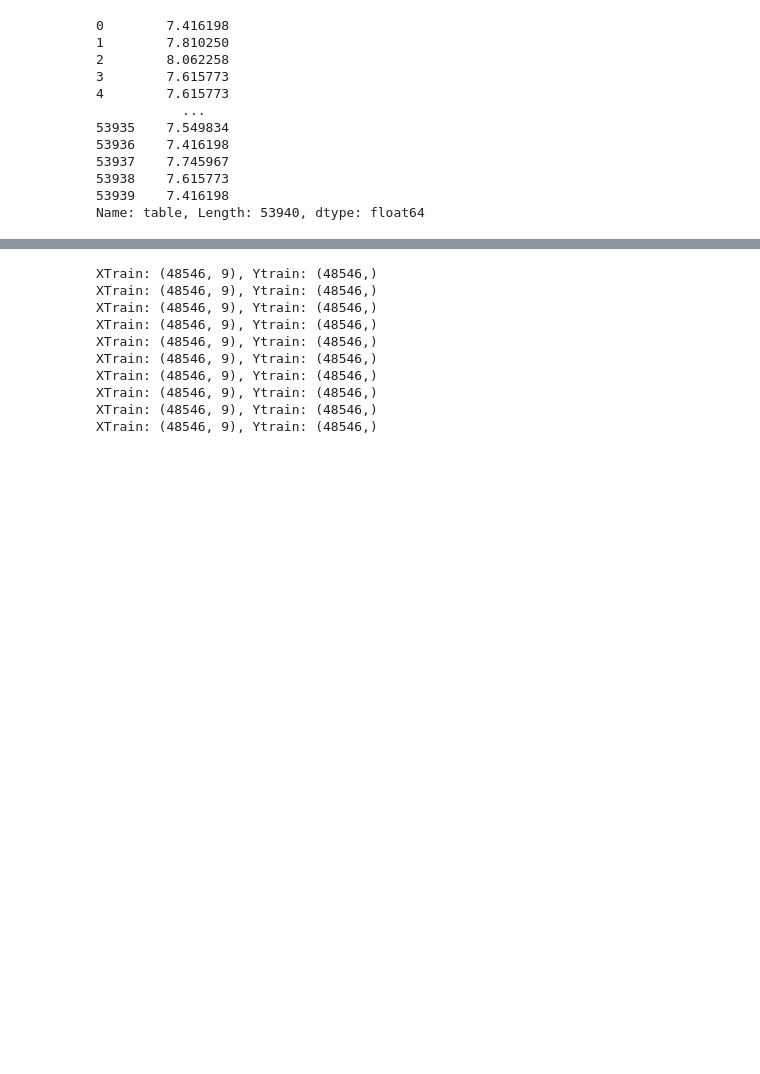
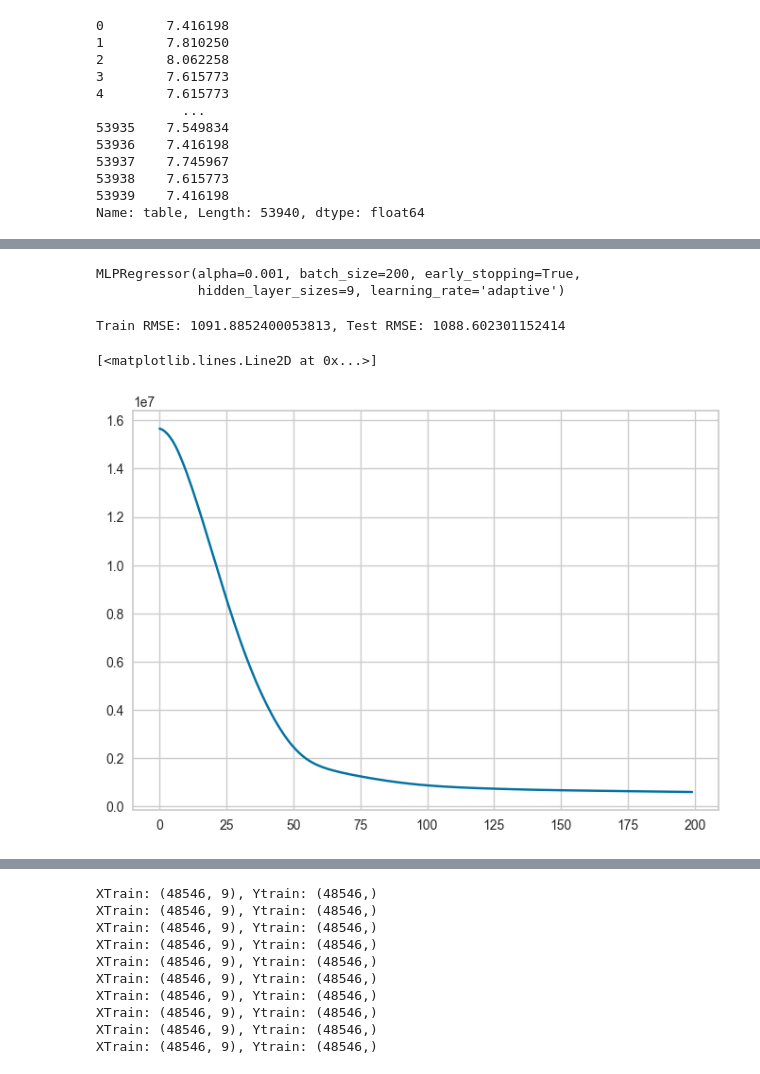
Before and after one commit to thewrigman/Diamond-characteristics-ece219, a Jupyter notebook: src/scratch.ipynb, the cells around one changed output, grey strips where cells are left out. Drawn from its saved outputs; the diff is of its cells as text; code cells hidden in the pictures; blank space fills up the shorter version.

```diff
--- a/src/scratch.ipynb
+++ b/src/scratch.ipynb
@@ -103,3 +235,21 @@ Name: table, Length: 53940, dtype: float64
+# %%
+model.fit(X_train,y_train)
+# %% [output]
+MLPRegressor(alpha=0.001, batch_size=200, early_stopping=True,
+             hidden_layer_sizes=9, learning_rate='adaptive')
+# %%
+trainPred = model.predict(X_train)
+testPred = model.predict(X_test)
+trainrmse = mean_squared_error(trainPred, y_train, squared=False)
+testrmse = mean_squared_error(testPred, y_test, squared=False)
+print(f"Train RMSE: {trainrmse}, Test RMSE: {testrmse}")
+# %% [output]
+Train RMSE: 1091.8852400053813, Test RMSE: 1088.602301152414
+# %%
+plt.plot(model.loss_curve_)
+# %% [output]
+[<matplotlib.lines.Line2D at 0x...>]
+[figure, added]
 # %%
 remColsGrid = [0]
 residuals = []
```
Also changed, not shown: parts of 22 cells of this notebook, 13 other files.
